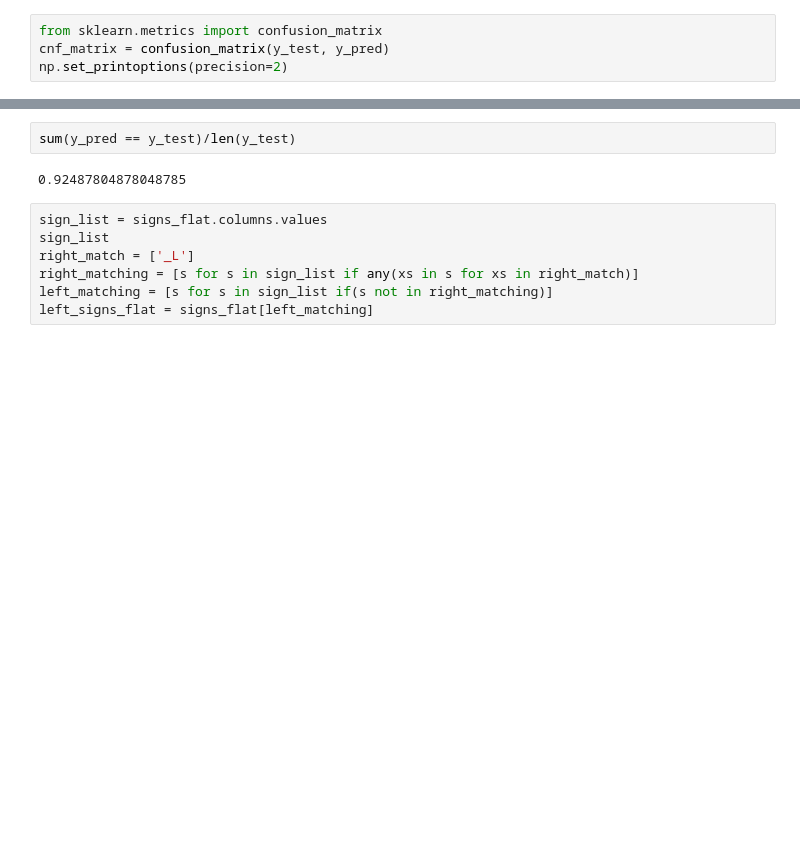
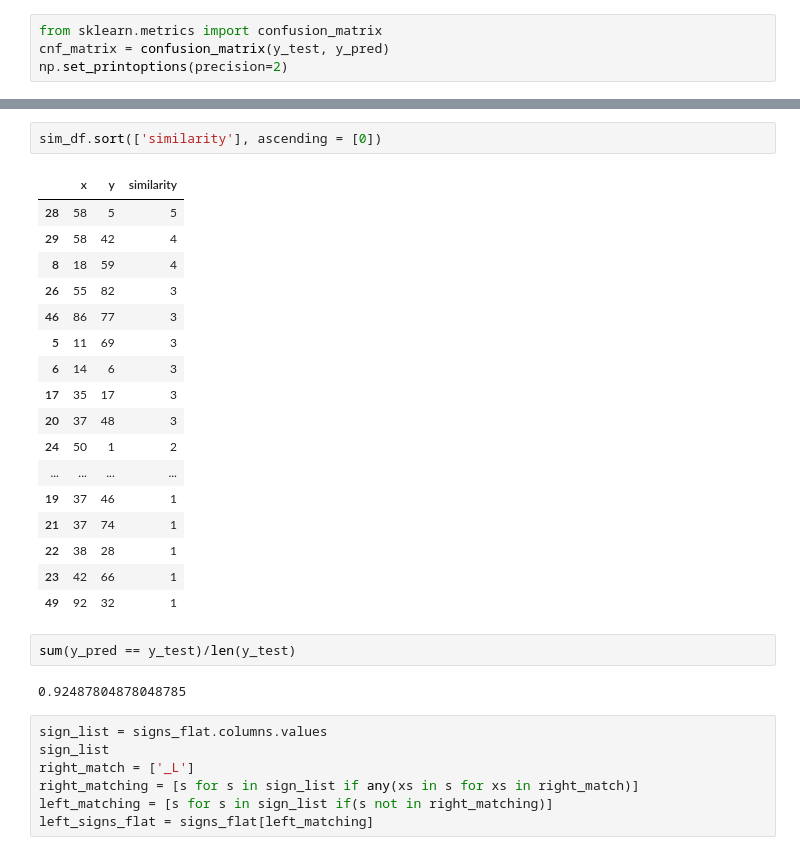
Before and after one commit to anurag-gandhi/Machine-Learning-Course-Project, a Jupyter notebook: Charu - try 1.ipynb, the cells around one changed output, grey strips where cells are left out. Drawn from its saved outputs; the diff is of its cells as text; blank space fills up the shorter version.

```diff
--- a/Charu - try 1.ipynb
+++ b/Charu - try 1.ipynb
@@ -201,3 +190,23 @@ Confusion matrix, without normalization
+# %%
+sim_df.sort(['similarity'], ascending = [0])
+# %% [output]
+|  | x | y | similarity |
+| 28 | 58 | 5 | 5 |
+| 29 | 58 | 42 | 4 |
+| 8 | 18 | 59 | 4 |
+| 26 | 55 | 82 | 3 |
+| 46 | 86 | 77 | 3 |
+| 5 | 11 | 69 | 3 |
+| 6 | 14 | 6 | 3 |
+| 17 | 35 | 17 | 3 |
+| 20 | 37 | 48 | 3 |
+| 24 | 50 | 1 | 2 |
+| ... | ... | ... | ... |
+| 19 | 37 | 46 | 1 |
+| 21 | 37 | 74 | 1 |
+| 22 | 38 | 28 | 1 |
+| 23 | 42 | 66 | 1 |
+| 49 | 92 | 32 | 1 |
 # %%
 sum(y_pred == y_test)/len(y_test)
 # %% [output]
```
Also changed, not shown: parts of 8 cells of this notebook, 2 other files.
